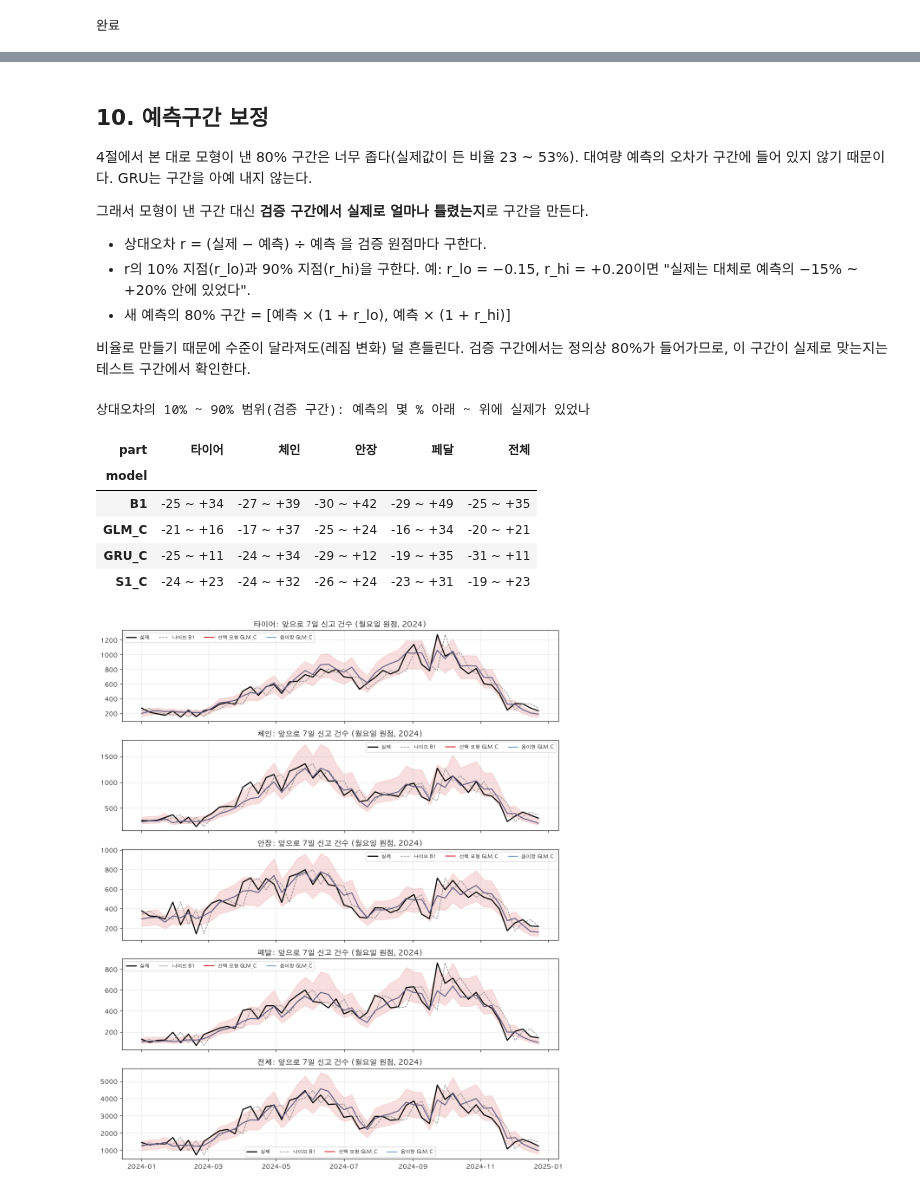
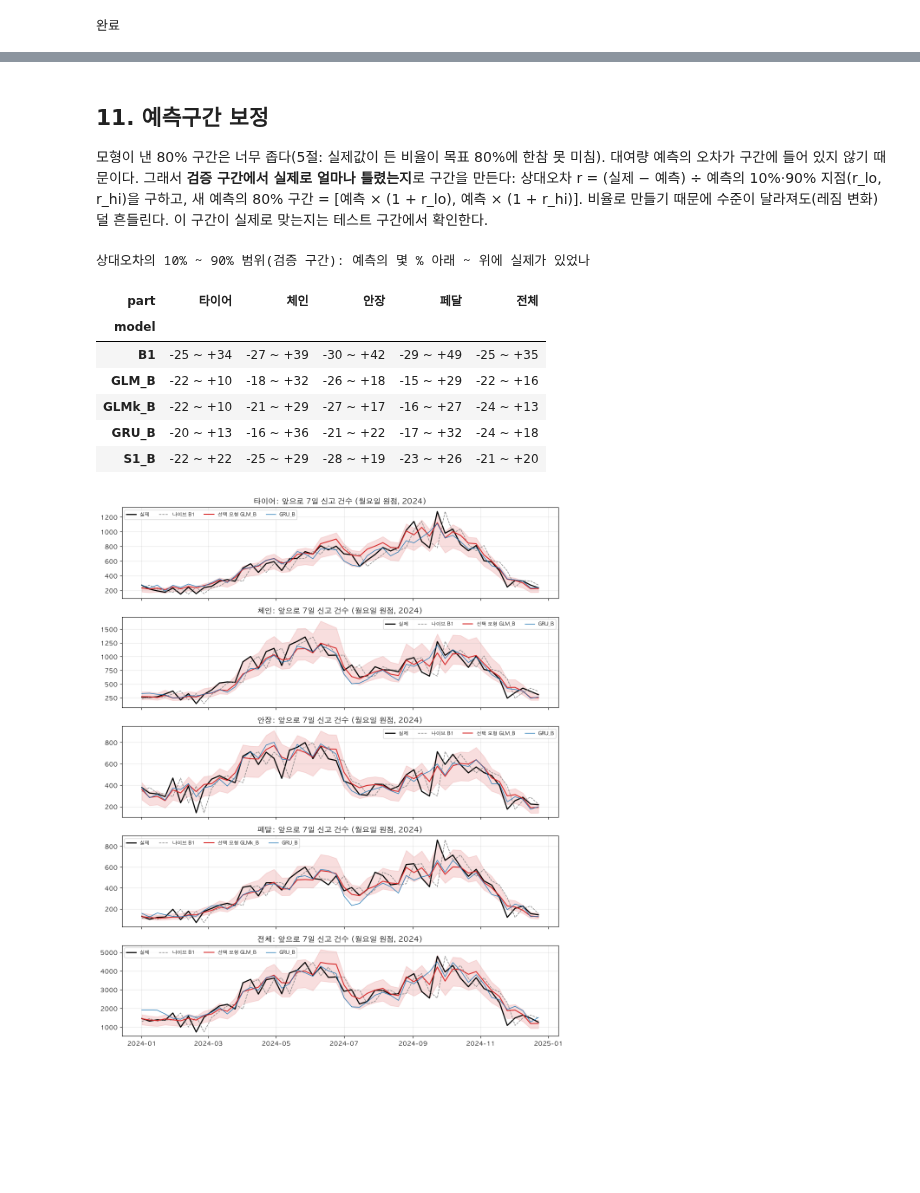
Before and after one commit to Junyeop-Shin/dareungi, a Jupyter notebook: notebooks/1C_forecast.ipynb, the cells around one changed output, grey strips where cells are left out. Saved outputs shown, nothing was run; the diff lists cells and outputs as text; code cells hidden in the pictures; blank space fills up the shorter version.

```diff
--- a/notebooks/1C_forecast.ipynb
+++ b/notebooks/1C_forecast.ipynb
@@ -225,14 +247,12 @@ print("고른 차수 (p, d, q):", arima_order)
 # --- GRU(딥러닝) -------------------------------------------------------------------------
 for part in PARTS:
     y_all = base[base.part == part].set_index("i").y
-    for extra, name in ((False, "GRU_C"), (True, "GRUx_C")):
-        a_tr = make_arrays(m, part, F_tr, E_tr, extra)                  # 학습 입력: 날씨는 실측, 대여량은 교차 예측
-        a_va_pred = make_arrays(m, part, F["C"], E["C"], extra)         # 평가는 오차 주입 날씨 입력
+    for extra, name in ((False, "GRU_B"), (True, "GRUx_B")):
+        a_tr = make_arrays(m, part, F_tr, E_tr, extra)                  # 학습 입력: 날씨는 실측, 대여량은 예측
+        a_va_pred = make_arrays(m, part, F["B"], E["B"], extra)         # 평가는 기상청 예보 입력
         add(fit_predict_gru(a_tr, y_all.loc[ti].to_numpy(), ti >= HOLD_FROM, a_va_pred), part, name)
-    # GRUn: 학습 입력의 날씨도 예보 오차가 섞인 것으로
-    add(fit_predict_gru(make_arrays(m, part, F_trC, E_tr), y_all.loc[ti].to_numpy(), ti >= HOLD_FROM, make_arrays(m, part, F["C"], E["C"])), part, "GRUn_C")
-    # GRU0: 대여량 예측을 처음 모형(E0)으로(커밋 285e375 때의 구성)
-    add(fit_predict_gru(make_arrays(m, part, F_tr, E_tr0), y_all.loc[ti].to_numpy(), ti >= HOLD_FROM, make_arrays(m, part, F["C"], E0_C)), part, "GRU0_C")
+    # GRUn: 학습 입력의 날씨도 기상청 예보로
+    add(fit_predict_gru(make_arrays(m, part, F_trB, E_tr), y_all.loc[ti].to_numpy(), ti >= HOLD_FROM, make_arrays(m, part, F["B"], E["B"])), part, "GRUn_B")
 print("완료")
 # %% [output]
 완료
@@ -246,7 +266,8 @@ sc = score(valid_preds, base)
 sc = sc[sc.split == "valid"].drop(columns="split")
 save_tab(sc.round(4), "valid", index=False)
 
-ORDER = ["B1", "B2", "B3", "B4", "S1_C", "GLM_C", "GLMx_C", "LGB_C", "LGBx_C", "GRU_C", "GRUx_C", "GRUn_C", "GLM0_C", "GRU0_C", "GLM_D", "LGB_D", "GLM_A", "ARIMAX_A", "GLM_oracle"]
+ORDER = ["B1", "B2", "B3", "B4", "S1_B", "GLM_B", "GLMk_B", "GLMx_B", "LGB_B", "LGBx_B", "GRU_B", "GRUn_B", "GRUx_B",
+         "GLM0_B", "GLM_C", "GLM_D", "LGB_D", "GLM_A", "ARIMAX_A", "GLM_oracle"]
 skill = sc.pivot(index="model", columns="part", values="skill").rename(columns=PARTS).reindex(ORDER)[list(PARTS.values())]
 print("채점한 원점 수:", int(sc.n.iloc[0]))
 print("skill (양수 = 나이브 B1보다 낫다)")
@@ -477,19 +480,18 @@ save_tab(sm_.pivot(index="model", columns="part", values="skill").rename(columns
 # %%
-CAND = ["S1_C", "GLM_C", "LGB_C", "GRU_C", "GRUn_C"]          # 단순한 순서
+CAND = ["S1_B", "GLM_B", "GLMk_B", "LGB_B", "GRU_B", "GRUn_B"]          # 단순한 순서
 rows = []
 for part, name in PARTS.items():
-    s_ = skill[name].reindex(CAND)
-    top = s_.max()
+    s_ = skill[name].reindex(CAND); top = s_.max()
     if top < 0.03:
         rule, why = "B1", f"가장 높은 skill {top:.3f}이 0.03 미만"
     else:
         rule = next(c for c in CAND if s_[c] >= top - 0.02)
         why = f"최고 {s_.idxmax()} {top:.3f}" + ("" if rule == s_.idxmax() else f", 2%p 안에서 더 단순한 {rule} {s_[rule]:.3f}")
-    pick = "GLM_C"                                   # 사람의 결정: 음이항으로 통일
-    why = f"규칙으로는 {rule}({why}). 결정: 음이항으로 통일"
+    pick = "GLMk_B" if s_["GLMk_B"] > s_["GLM_B"] + 0.02 else "GLM_B"       # 결정: 음이항으로 통일
     r = sc[(sc.part == part) & (sc.model == pick)].iloc[0]
     rows.append({"부품": name, "part": part, "선택": pick, "검증 skill": round(float(skill.loc[pick, name]), 3), "검증 MAE": round(r.MAE, 1), "검증 MAE%": round(r.MAEpct, 1),
-                 "GLM_C skill(함께 보고)": round(float(skill.loc["GLM_C", name]), 3), "S1_C skill": round(float(skill.loc["S1_C", name]), 3), "근거": why})
+                 "GRU_B skill(함께 보고)": round(float(skill.loc["GRU_B", name]), 3), "S1_B skill": round(float(skill.loc["S1_B", name]), 3),
+                 "근거": f"규칙으로는 {rule}({why}). 결정: 음이항으로 통일"})
 sel = pd.DataFrame(rows).set_index("부품")
 sel.drop(columns="part")
 # %% [output]
@@ -503,27 +505,22 @@ sel.drop(columns="part")
 # %% [markdown]
-## 10. 예측구간 보정
+## 11. 예측구간 보정
 
-4절에서 본 대로 모형이 낸 80% 구간은 너무 좁다(실제값이 든 비율 23 ~ 53%). 대여량 예측의 오차가 구간에 들어 있지 않기 때문이다. GRU는 구간을 아예 내지 않는다.
-
-그래서 모형이 낸 구간 대신 **검증 구간에서 실제로 얼마나 틀렸는지**로 구간을 만든다.
-- 상대오차 r = (실제 − 예측) ÷ 예측 을 검증 원점마다 구한다.
-- r의 10% 지점(r_lo)과 90% 지점(r_hi)을 구한다. 예: r_lo = −0.15, r_hi = +0.20이면 "실제는 대체로 예측의 −15% ~ +20% 안에 있었다".
-- 새 예측의 80% 구간 = [예측 × (1 + r_lo), 예측 × (1 + r_hi)]
-
-비율로 만들기 때문에 수준이 달라져도(레짐 변화) 덜 흔들린다. 검증 구간에서는 정의상 80%가 들어가므로, 이 구간이 실제로 맞는지는 테스트 구간에서 확인한다.
+모형이 낸 80% 구간은 너무 좁다(5절: 실제값이 든 비율이 목표 80%에 한참 못 미침). 대여량 예측의 오차가 구간에 들어 있지 않기 때문이다.
+그래서 **검증 구간에서 실제로 얼마나 틀렸는지**로 구간을 만든다: 상대오차 r = (실제 − 예측) ÷ 예측의 10%·90% 지점(r_lo, r_hi)을 구하고, 새 예측의 80% 구간 = [예측 × (1 + r_lo), 예측 × (1 + r_hi)].
+비율로 만들기 때문에 수준이 달라져도(레짐 변화) 덜 흔들린다. 이 구간이 실제로 맞는지는 테스트 구간에서 확인한다.
 # %%
-REPORT = sorted(set(["B1", "S1_C", "GLM_C", "GRU_C"]) | set(sel["선택"]))            # 테스트에서 함께 보고할 모형
+REPORT = sorted(set(["B1", "S1_B", "GLM_B", "GLMk_B", "GRU_B"]) | set(sel["선택"]))            # 테스트에서 함께 보고할 모형
 vp = valid_preds[valid_preds.model.isin(REPORT)].merge(base[["origin", "part", "y"]], on=["origin", "part"])
 vp["r"] = (vp.y - vp.pred) / vp.pred
 cal = vp.groupby(["part", "model"]).r.quantile([0.1, 0.9]).unstack().rename(columns={0.1: "r_lo", 0.9: "r_hi"}).reset_index()
+(ROOT / "output/models").mkdir(parents=True, exist_ok=True)
 cal.to_csv(ROOT / "output/models/interval_calibration.csv", index=False)
 
 # 고정 파일: 부품별 선택 모형과 그 모형의 구간 보정값. 이 파일을 커밋한 뒤에 테스트 구간을 연다
-(ROOT / "output/models").mkdir(parents=True, exist_ok=True)
 fix = sel.reset_index().merge(cal.rename(columns={"model": "선택"}), on=["part", "선택"])
-fix = fix.assign(대여량_모형="N5: LightGBM, 예보 오차 섞인 날씨로 학습", 날씨_시나리오="C(오차 주입)", 학습_원점="2021-05-06 ~ 2023-12-25(선택 후 2024-12-25까지로 다시 학습)", 확정일="2026-10-05")
+fix = fix.assign(대여량_모형="K2: 음이항, 기상청 예보로 학습", 날씨="B: 기상청 과거 예보(단기 0~2일, 중기 3~6일)",
+                 학습_원점="2021-05-06 ~ 2023-12-25(선택 후 2024-12-25까지로 다시 학습)", 확정일="2026-10-07")
 fix.to_csv(ROOT / "output/models/selection.csv", index=False)
-(ROOT / "output/models/selection_draft.csv").unlink(missing_ok=True)
 print("상대오차의 10% ~ 90% 범위(검증 구간): 예측의 몇 % 아래 ~ 위에 실제가 있었나")
 (100 * cal.assign(part=cal.part.map(PARTS)).pivot(index="model", columns="part", values="r_lo")[list(PARTS.values())].reindex(REPORT)).round(0).astype(int).astype(str) + " ~ +" + \
 (100 * cal.assign(part=cal.part.map(PARTS)).pivot(index="model", columns="part", values="r_hi")[list(PARTS.values())].reindex(REPORT)).round(0).astype(int).astype(str)
@@ -532,26 +529,27 @@ print("상대오차의 10% ~ 90% 범위(검증 구간): 예측의 몇 % 아래 ~
 | part | 타이어 | 체인 | 안장 | 페달 | 전체 |
 | model |  |  |  |  |  |
 | B1 | -25 ~ +34 | -27 ~ +39 | -30 ~ +42 | -29 ~ +49 | -25 ~ +35 |
-| GLM_C | -21 ~ +16 | -17 ~ +37 | -25 ~ +24 | -16 ~ +34 | -20 ~ +21 |
-| GRU_C | -25 ~ +11 | -24 ~ +34 | -29 ~ +12 | -19 ~ +35 | -31 ~ +11 |
-| S1_C | -24 ~ +23 | -24 ~ +32 | -26 ~ +24 | -23 ~ +31 | -19 ~ +23 |
+| GLM_B | -22 ~ +10 | -18 ~ +32 | -26 ~ +18 | -15 ~ +29 | -22 ~ +16 |
+| GLMk_B | -22 ~ +10 | -21 ~ +29 | -27 ~ +17 | -16 ~ +27 | -24 ~ +13 |
+| GRU_B | -20 ~ +13 | -16 ~ +36 | -21 ~ +22 | -17 ~ +32 | -24 ~ +18 |
+| S1_B | -22 ~ +22 | -25 ~ +29 | -28 ~ +19 | -23 ~ +26 | -21 ~ +20 |
 # %%
 # 선택 모형의 검증 구간 주간 예측과 실제(월요일 원점만 이어서 그린다). 띠는 보정한 80% 구간
 fig, axes = plt.subplots(len(PARTS), 1, figsize=(11, 2.6 * len(PARTS)), sharex=True)
 for ax, (part, name) in zip(axes, PARTS.items()):
     pick = sel.loc[name, "선택"]; c_ = cal[(cal.part == part) & (cal.model == pick)].iloc[0]
     a = base[(base.part == part) & (base.split == "valid") & (base.origin.dt.dayofweek == 0)].set_index("origin")
     p = valid_preds[(valid_preds.part == part) & (valid_preds.model == pick) & (valid_preds.origin.dt.dayofweek == 0)].set_index("origin")
+    g = valid_preds[(valid_preds.part == part) & (valid_preds.model == "GRU_B") & (valid_preds.origin.dt.dayofweek == 0)].set_index("origin")
     ax.plot(a.index, a.y, color="black", lw=1.8, label="실제")
     ax.plot(a.index, a.B1, color="gray", lw=1, ls="--", label="나이브 B1")
     ax.plot(p.index, p.pred, color="tab:red", lw=1.5, label=f"선택 모형 {pick}")
     ax.fill_between(p.index, p.pred * (1 + c_.r_lo), p.pred * (1 + c_.r_hi), color="tab:red", alpha=0.15)
-    g = valid_preds[(valid_preds.part == part) & (valid_preds.model == "GLM_C") & (valid_preds.origin.dt.dayofweek == 0)].set_index("origin")
-    ax.plot(g.index, g.pred, color="tab:blue", lw=1, label="음이항 GLM_C")
+    ax.plot(g.index, g.pred, color="tab:blue", lw=1, label="GRU_B")
     ax.set_title(f"{name}: 앞으로 7일 신고 건수 (월요일 원점, 2024)"); ax.grid(alpha=0.3); ax.legend(ncol=4, fontsize=8)
 plt.tight_layout(); plt.savefig(ROOT / "output/figures/fc_valid_selected.png", dpi=200, bbox_inches="tight"); plt.show()
 # %% [output]
-[figure, old version]
+[figure, new version]
 # %% [markdown]
 ## 다음에 할 일
 
```
Also changed, not shown: parts of 29 cells of this notebook, 20 other files.
